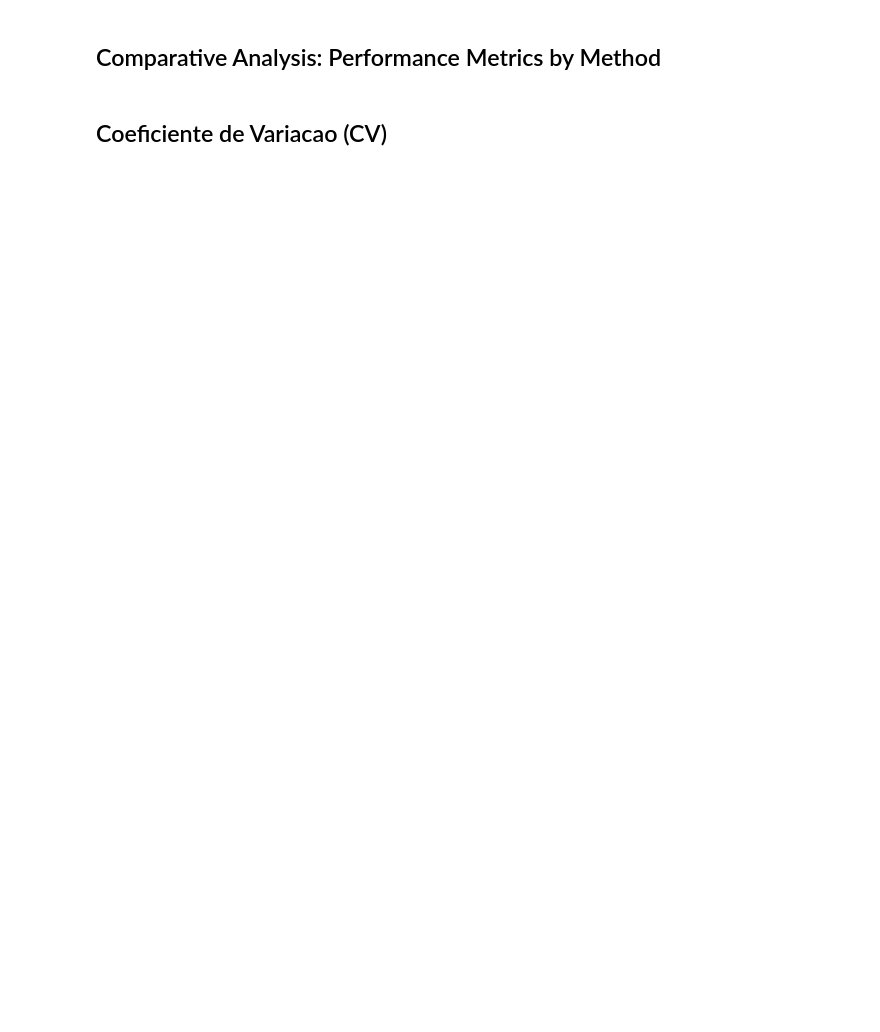
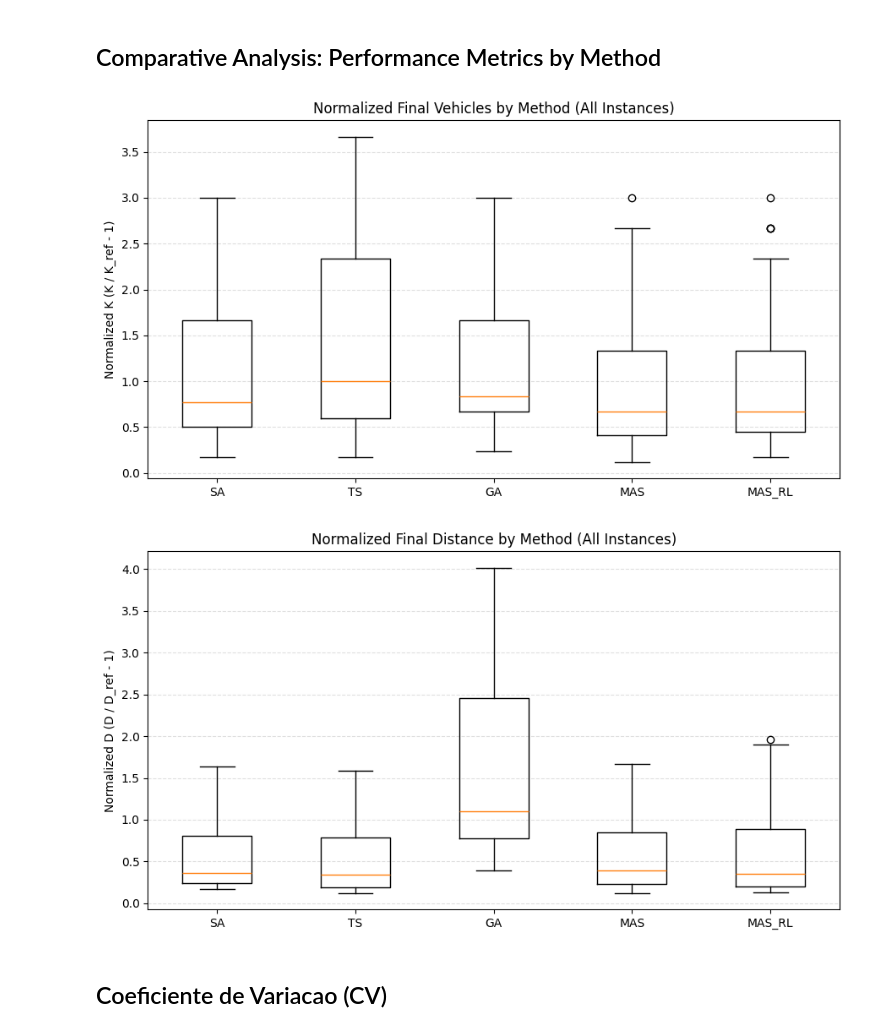
Before and after one commit to hugodba/TCC, a Jupyter notebook: src/main.ipynb, the cells around one changed output. Cells and saved outputs as stored; diff of their text form; code cells hidden in the pictures; blank space fills up the shorter version.

```diff
--- a/src/main.ipynb
+++ b/src/main.ipynb
@@ -2792,35 +2797,38 @@ else:
             if not d_ref or d_ref <= 0.0:
                 continue
             d_val = getattr(row, "final_d", np.nan)
             if not np.isfinite(d_val):
                 continue
             dist_rows.append({
                 "method": str(getattr(row, "method", "")),
-                "d_norm": float(d_val) / float(d_ref),
+                "d_norm": float(d_val) / float(d_ref) - 1.0,
             })
 
         dist_df = pd.DataFrame(dist_rows)
         if dist_df.empty:
             logger.info("Normalized distance boxplot skipped: no valid values")
         else:
             method_order = [m for m in METHOD_LABELS if m in dist_df["method"].astype(str).unique()]
             method_order += [m for m in dist_df["method"].astype(str).unique() if m not in method_order]
 
             d_norm_data = [
                 dist_df[dist_df["method"].astype(str) == m]["d_norm"].dropna().values
                 for m in method_order
             ]
             if any(len(values) > 0 for values in d_norm_data):
                 fig, ax = plt.subplots(figsize=(9, 5))
                 ax.boxplot(d_norm_data, labels=method_order)
-                ax.set_ylabel("Normalized D (D / D_ref)")
+                ax.set_ylabel("Normalized D (D / D_ref - 1)")
                 ax.set_title("Normalized Final Distance by Method (All Instances)")
                 ax.grid(True, axis="y", linestyle="--", alpha=0.4)
 
                 fig.tight_layout()
                 plt.show()
             else:
                 logger.info("Normalized distance boxplot skipped: no data after filtering")
+# %% [output]
+[figure, added]
+[figure, added]
 # %% [markdown]
 ## Coeficiente de Variacao (CV)
 # %%
```
Also changed, not shown: parts of 16 cells of this notebook, 27 other files.
